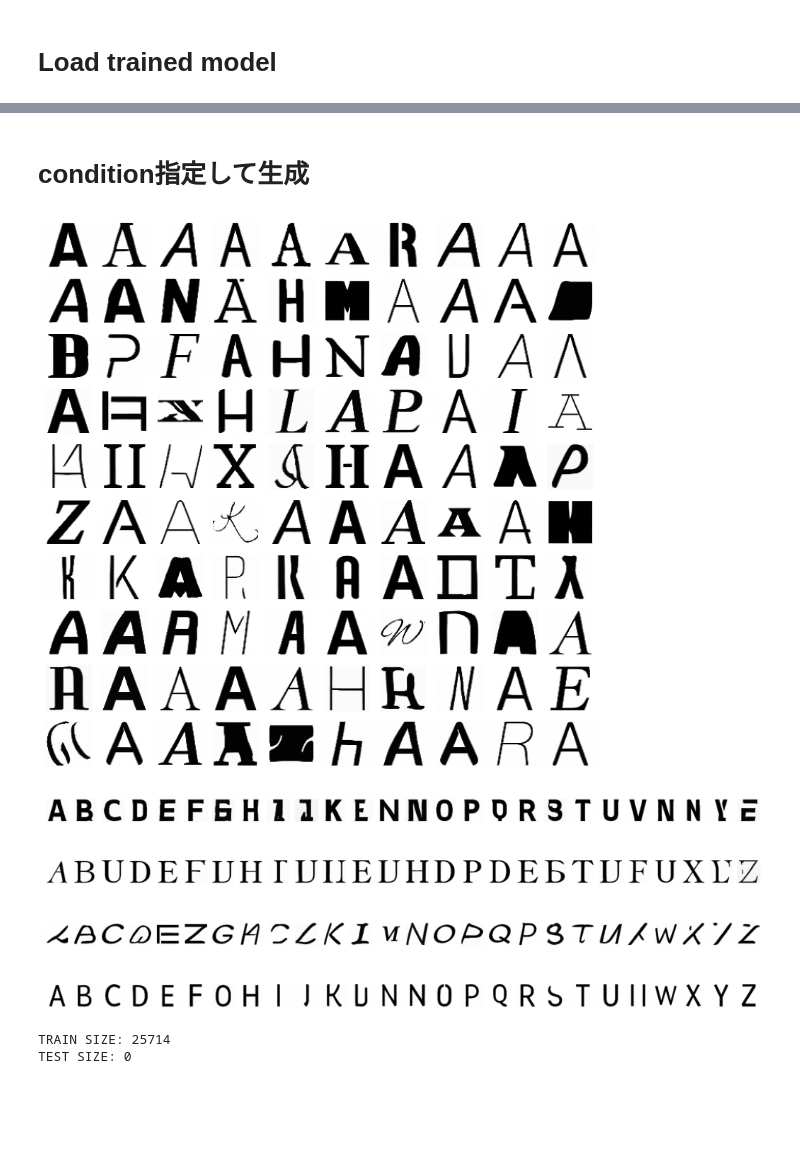
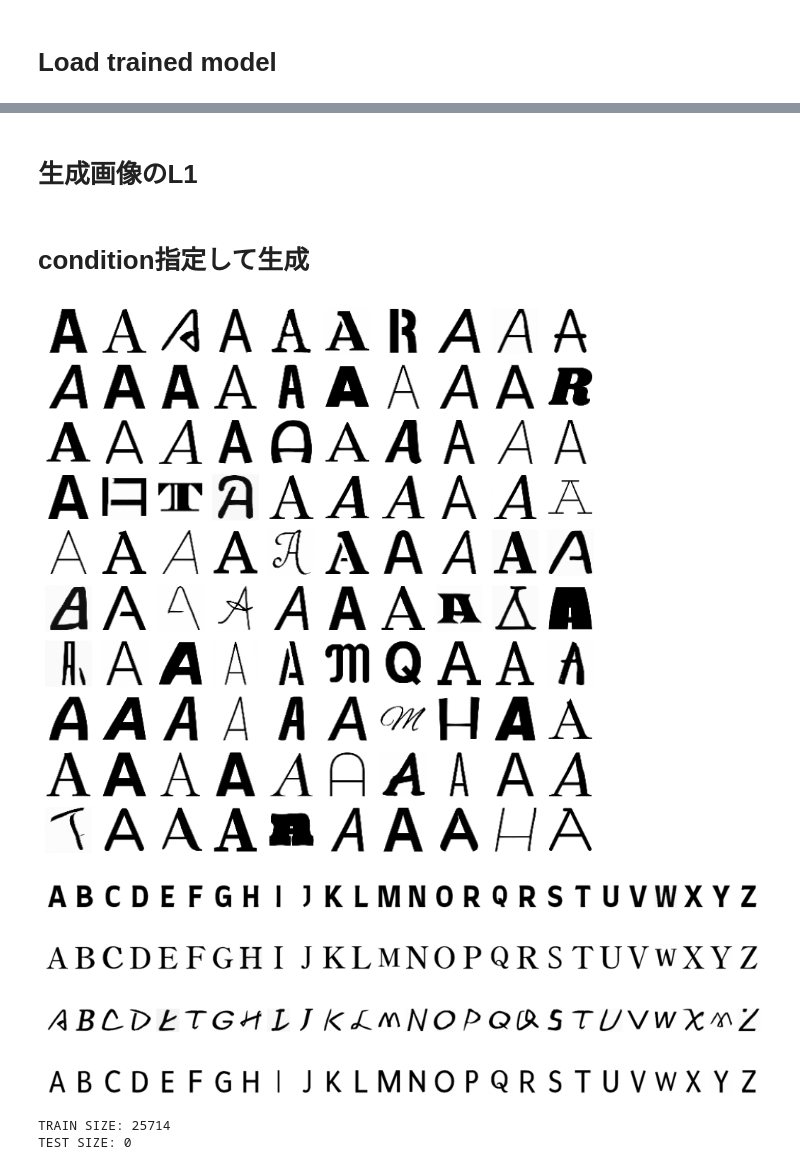
Before and after one commit to tetuomi/font-style-interpolation, a Jupyter notebook: scratch.ipynb, the cells around one changed output, grey strips where cells are left out. Drawn from its saved outputs; the diff is of its cells as text; code cells hidden in the pictures; blank space fills up the shorter version.

```diff
--- a/scratch.ipynb
+++ b/scratch.ipynb
@@ -51,0 +133,3 @@ TEST SIZE: 0
+# %%
+dataloader = make_data_loader(batch_size, image_size)['train']
+d = dataloader.dataset
@@ -52,6 +139,6 @@ TEST SIZE: 0
 # %%
 i = 26*4 + 23
-
+d = dataloader.dataset
 plt.imshow(d[i][0][0], cmap='gray')
 c = chr(d[i][1] + ord('A'))
 print(c)
@@ -196,50 +181,78 @@ Unet(
   )
   (final_conv): Conv2d(32, 1, kernel_size=(1, 1), stride=(1, 1))
 )
+# %% [markdown]
+# 生成画像のL1
+# %%
+with open('result/eval.txt', 'a') as f:
+    f.write('\n============\n')
+    f.write(f"{model_path.split('/')[-1]}\n")
+
+for scale in [3., 5., 7.]:
+    style_scale = scale
+    class_scale = scale
+    rescaled_phi = 0.7
+
+    loss = nn.L1Loss()
+    total_loss = 0.
+
+    for gt, c, s in dataloader:
+        gt = gt.to(device)
+        c = c.to(device)
+        s = s.to(device)
+        output = sample(model, c, s, image_size=image_size, batch_size=gt.size(0), channels=channels,
+                        class_scale=class_scale, style_scale=style_scale, rescaled_phi=rescaled_phi)
+
+        total_loss += loss(output, gt).item() * gt.size(0)
+
+    total_loss /= len(dataloader.dataset)
+
+    with open('result/eval.txt', 'a') as f:
+        f.write(f'\tscale: {scale}, l1 loss: {total_loss}\n')
 # %% [markdown]
 # condition指定して生成
 # %%
-lognum = 1
-style_scale = 6.
+
+style_scale = 3.
 class_scale = 3.
 rescaled_phi = 0.7
 
 # 様々なスタイルを見る
 b = 100
 classes = torch.full((b,), 0, device=device, dtype=torch.long)
 style = torch.tensor([i for i in range(b)], device=device, dtype=torch.long)
 samples = sample(model, classes, style, image_size=image_size, batch_size=b, channels=channels, class_scale=class_scale, style_scale=style_scale, rescaled_phi=rescaled_phi)
 
 # show images
 fig, ax = plt.subplots(10, 10, figsize=(10, 10))
 for i in range(b):
     x = i // 10
     y = i % 10
     ax[x, y].axis("off")
-    ax[x, y].imshow(samples[-1][i].reshape(image_size, image_size, channels), cmap="gray")
+    ax[x, y].imshow(samples[i][0].cpu().detach(), cmap="gray")
 
-plt.savefig(f'result/log{lognum}_generated1_{style_scale}_{class_scale}.png')
+plt.savefig(f"result/{os.path.basename(model_path).split('.')[0]}_generated1_{style_scale}_{class_scale}.png")
 plt.show()
 
 # 様々なクラスを見る
 b = 26*4
 classes = torch.tensor([i%26 for i in range(b)], device=device, dtype=torch.long)
 style = torch.tensor([i//26 for i in range(b)], device=device, dtype=torch.long)
 samples = sample(model, classes, style, image_size=image_size, batch_size=b, channels=channels, class_scale=class_scale, style_scale=style_scale, rescaled_phi=rescaled_phi)
 
 # show images
 fig, ax = plt.subplots(4, 26, figsize=(12, 4))
 for i in range(b):
     x = i // 26
     y = i % 26
     ax[x, y].axis("off")
-    ax[x, y].imshow(samples[-1][i].reshape(image_size, image_size, channels), cmap="gray")
+    ax[x, y].imshow(samples[i][0].cpu().detach(), cmap="gray")
 
-plt.savefig(f'result/log{lognum}_generated2_{style_scale}_{class_scale}.png')
+plt.savefig(f"result/{os.path.basename(model_path).split('.')[0]}_generated2_{style_scale}_{class_scale}.png")
 plt.show()
 # %% [output]
-[figure, old version]
+[figure, new version]
-[figure, old version]
+[figure, new version]
 # %%
 # 全Aデータを見る
 d = make_data_loader(12, 64)['train'].dataset
```
Also changed, not shown: parts of 15 cells of this notebook.
